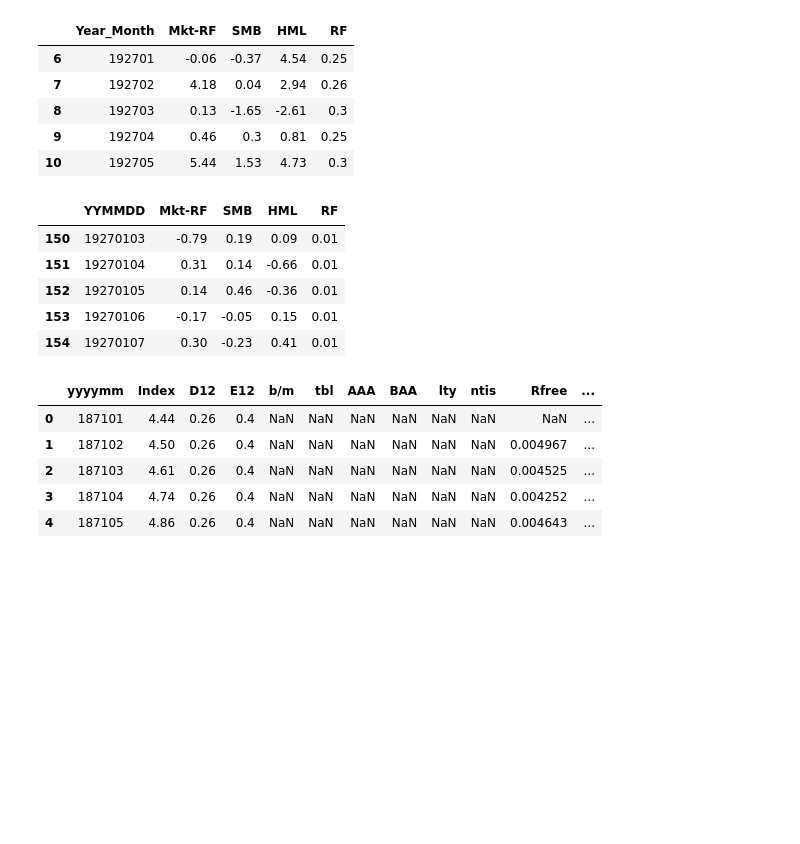
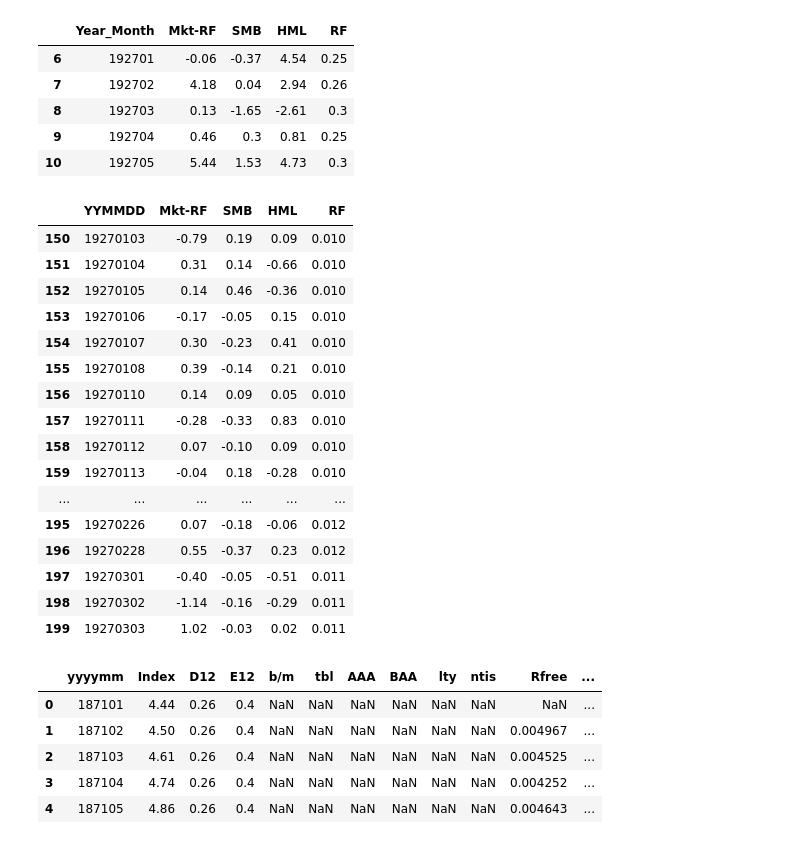
Before and after one commit to GhazaleZe/Machine-learning-for-optimal-portfolios, a Jupyter notebook: CompAss_test1.ipynb, the cells around one changed output. Cells and saved outputs as stored; diff of their text form; code cells hidden in the pictures; blank space fills up the shorter version.

```diff
--- a/CompAss_test1.ipynb
+++ b/CompAss_test1.ipynb
@@ -49,15 +51,28 @@ FF_monthly_df.head()
 # %%
 download_daily.GetContentFile('F-F_Research_Data_Factors_daily.CSV')
 FF_daily_df  = pd.read_csv("F-F_Research_Data_Factors_daily.CSV")
-FF_daily_df = FF_daily_df [FF_daily_df['YYMMDD']>='19270101']
-FF_daily_df.head()
+FF_daily_df = FF_daily_df.dropna()
+#FF_daily_df['YYMMDD'] = FF_daily_df['YYMMDD'].astype(int)
+FF_daily_df = FF_daily_df [(FF_daily_df['YYMMDD']>= '19270101') & (FF_daily_df['YYMMDD'] <= '20211231')]
+FF_daily_df.head(50)
 # %% [output]
 |  | YYMMDD | Mkt-RF | SMB | HML | RF |
-| 150 | 19270103 | -0.79 | 0.19 | 0.09 | 0.01 |
-| 151 | 19270104 | 0.31 | 0.14 | -0.66 | 0.01 |
-| 152 | 19270105 | 0.14 | 0.46 | -0.36 | 0.01 |
-| 153 | 19270106 | -0.17 | -0.05 | 0.15 | 0.01 |
-| 154 | 19270107 | 0.30 | -0.23 | 0.41 | 0.01 |
+| 150 | 19270103 | -0.79 | 0.19 | 0.09 | 0.010 |
+| 151 | 19270104 | 0.31 | 0.14 | -0.66 | 0.010 |
+| 152 | 19270105 | 0.14 | 0.46 | -0.36 | 0.010 |
+| 153 | 19270106 | -0.17 | -0.05 | 0.15 | 0.010 |
+| 154 | 19270107 | 0.30 | -0.23 | 0.41 | 0.010 |
+| 155 | 19270108 | 0.39 | -0.14 | 0.21 | 0.010 |
+| 156 | 19270110 | 0.14 | 0.09 | 0.05 | 0.010 |
+| 157 | 19270111 | -0.28 | -0.33 | 0.83 | 0.010 |
+| 158 | 19270112 | 0.07 | -0.10 | 0.09 | 0.010 |
+| 159 | 19270113 | -0.04 | 0.18 | -0.28 | 0.010 |
+| ... | ... | ... | ... | ... | ... |
+| 195 | 19270226 | 0.07 | -0.18 | -0.06 | 0.012 |
+| 196 | 19270228 | 0.55 | -0.37 | 0.23 | 0.012 |
+| 197 | 19270301 | -0.40 | -0.05 | -0.51 | 0.011 |
+| 198 | 19270302 | -1.14 | -0.16 | -0.29 | 0.011 |
+| 199 | 19270303 | 1.02 | -0.03 | 0.02 | 0.011 |
 # %%
 
 download_predictor.GetContentFile('PredictorData2021Monthly.csv')
```
Also changed, not shown: parts of 8 cells of this notebook.
